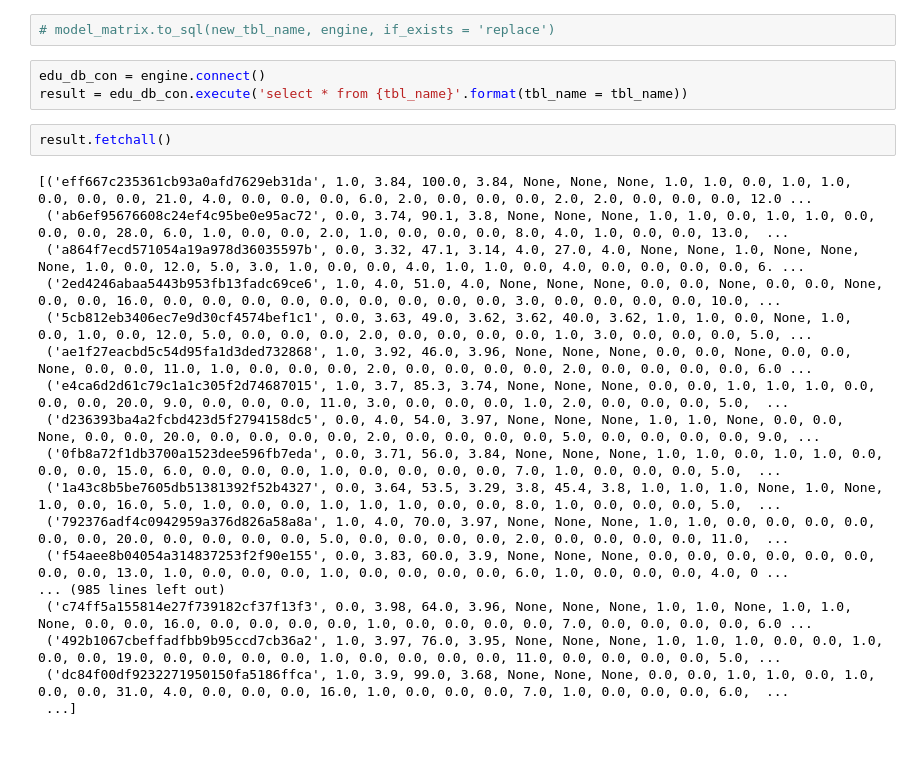
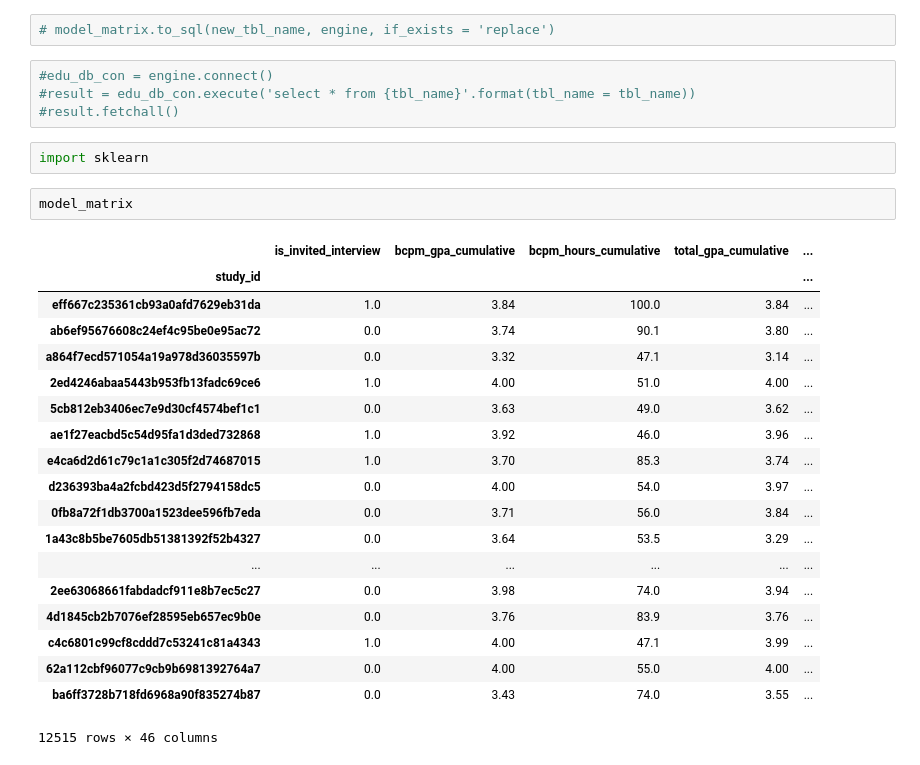
Before and after one commit to jgutman/eduanalytics, a Jupyter notebook: connecting_to_database_with_python.ipynb, the cells around one changed output. Saved outputs shown, nothing was run; the diff lists cells and outputs as text.

```diff
--- a/connecting_to_database_with_python.ipynb
+++ b/connecting_to_database_with_python.ipynb
@@ -36,25 +36,30 @@ model_matrix.shape
 # %%
 # model_matrix.to_sql(new_tbl_name, engine, if_exists = 'replace')
 # %%
-edu_db_con = engine.connect()
-result = edu_db_con.execute('select * from {tbl_name}'.format(tbl_name = tbl_name))
+#edu_db_con = engine.connect()
+#result = edu_db_con.execute('select * from {tbl_name}'.format(tbl_name = tbl_name))
+#result.fetchall()
-# %%
-result.fetchall()
-# %% [output]
-[('eff667c235361cb93a0afd7629eb31da', 1.0, 3.84, 100.0, 3.84, None, None, None, 1.0, 1.0, 0.0, 1.0, 1.0, 0.0, 0.0, 0.0, 21.0, 4.0, 0.0, 0.0, 0.0, 6.0, 2.0, 0.0, 0.0, 0.0, 2.0, 2.0, 0.0, 0.0, 0.0, 12.0 ...
- ('ab6ef95676608c24ef4c95be0e95ac72', 0.0, 3.74, 90.1, 3.8, None, None, None, 1.0, 1.0, 0.0, 1.0, 1.0, 0.0, 0.0, 0.0, 28.0, 6.0, 1.0, 0.0, 0.0, 2.0, 1.0, 0.0, 0.0, 0.0, 8.0, 4.0, 1.0, 0.0, 0.0, 13.0,  ...
- ('a864f7ecd571054a19a978d36035597b', 0.0, 3.32, 47.1, 3.14, 4.0, 27.0, 4.0, None, None, 1.0, None, None, None, 1.0, 0.0, 12.0, 5.0, 3.0, 1.0, 0.0, 0.0, 4.0, 1.0, 1.0, 0.0, 4.0, 0.0, 0.0, 0.0, 0.0, 6. ...
- ('2ed4246abaa5443b953fb13fadc69ce6', 1.0, 4.0, 51.0, 4.0, None, None, None, 0.0, 0.0, None, 0.0, 0.0, None, 0.0, 0.0, 16.0, 0.0, 0.0, 0.0, 0.0, 0.0, 0.0, 0.0, 0.0, 0.0, 3.0, 0.0, 0.0, 0.0, 0.0, 10.0, ...
- ('5cb812eb3406ec7e9d30cf4574bef1c1', 0.0, 3.63, 49.0, 3.62, 3.62, 40.0, 3.62, 1.0, 1.0, 0.0, None, 1.0, 0.0, 1.0, 0.0, 12.0, 5.0, 0.0, 0.0, 0.0, 2.0, 0.0, 0.0, 0.0, 0.0, 1.0, 3.0, 0.0, 0.0, 0.0, 5.0, ...
- ('ae1f27eacbd5c54d95fa1d3ded732868', 1.0, 3.92, 46.0, 3.96, None, None, None, 0.0, 0.0, None, 0.0, 0.0, None, 0.0, 0.0, 11.0, 1.0, 0.0, 0.0, 0.0, 2.0, 0.0, 0.0, 0.0, 0.0, 2.0, 0.0, 0.0, 0.0, 0.0, 6.0 ...
- ('e4ca6d2d61c79c1a1c305f2d74687015', 1.0, 3.7, 85.3, 3.74, None, None, None, 0.0, 0.0, 1.0, 1.0, 1.0, 0.0, 0.0, 0.0, 20.0, 9.0, 0.0, 0.0, 0.0, 11.0, 3.0, 0.0, 0.0, 0.0, 1.0, 2.0, 0.0, 0.0, 0.0, 5.0,  ...
- ('d236393ba4a2fcbd423d5f2794158dc5', 0.0, 4.0, 54.0, 3.97, None, None, None, 1.0, 1.0, None, 0.0, 0.0, None, 0.0, 0.0, 20.0, 0.0, 0.0, 0.0, 0.0, 2.0, 0.0, 0.0, 0.0, 0.0, 5.0, 0.0, 0.0, 0.0, 0.0, 9.0, ...
- ('0fb8a72f1db3700a1523dee596fb7eda', 0.0, 3.71, 56.0, 3.84, None, None, None, 1.0, 1.0, 0.0, 1.0, 1.0, 0.0, 0.0, 0.0, 15.0, 6.0, 0.0, 0.0, 0.0, 1.0, 0.0, 0.0, 0.0, 0.0, 7.0, 1.0, 0.0, 0.0, 0.0, 5.0,  ...
- ('1a43c8b5be7605db51381392f52b4327', 0.0, 3.64, 53.5, 3.29, 3.8, 45.4, 3.8, 1.0, 1.0, 1.0, None, 1.0, None, 1.0, 0.0, 16.0, 5.0, 1.0, 0.0, 0.0, 1.0, 1.0, 1.0, 0.0, 0.0, 8.0, 1.0, 0.0, 0.0, 0.0, 5.0,  ...
- ('792376adf4c0942959a376d826a58a8a', 1.0, 4.0, 70.0, 3.97, None, None, None, 1.0, 1.0, 0.0, 0.0, 0.0, 0.0, 0.0, 0.0, 20.0, 0.0, 0.0, 0.0, 0.0, 5.0, 0.0, 0.0, 0.0, 0.0, 2.0, 0.0, 0.0, 0.0, 0.0, 11.0,  ...
- ('f54aee8b04054a314837253f2f90e155', 0.0, 3.83, 60.0, 3.9, None, None, None, 0.0, 0.0, 0.0, 0.0, 0.0, 0.0, 0.0, 0.0, 13.0, 1.0, 0.0, 0.0, 0.0, 1.0, 0.0, 0.0, 0.0, 0.0, 6.0, 1.0, 0.0, 0.0, 0.0, 4.0, 0 ...
-... (985 lines left out)
- ('c74ff5a155814e27f739182cf37f13f3', 0.0, 3.98, 64.0, 3.96, None, None, None, 1.0, 1.0, None, 1.0, 1.0, None, 0.0, 0.0, 16.0, 0.0, 0.0, 0.0, 0.0, 1.0, 0.0, 0.0, 0.0, 0.0, 7.0, 0.0, 0.0, 0.0, 0.0, 6.0 ...
- ('492b1067cbeffadfbb9b95ccd7cb36a2', 1.0, 3.97, 76.0, 3.95, None, None, None, 1.0, 1.0, 1.0, 0.0, 0.0, 1.0, 0.0, 0.0, 19.0, 0.0, 0.0, 0.0, 0.0, 1.0, 0.0, 0.0, 0.0, 0.0, 11.0, 0.0, 0.0, 0.0, 0.0, 5.0, ...
- ('dc84f00df9232271950150fa5186ffca', 1.0, 3.9, 99.0, 3.68, None, None, None, 0.0, 0.0, 1.0, 1.0, 0.0, 1.0, 0.0, 0.0, 31.0, 4.0, 0.0, 0.0, 0.0, 16.0, 1.0, 0.0, 0.0, 0.0, 7.0, 1.0, 0.0, 0.0, 0.0, 6.0,  ...
- ...]
+# %%
+import sklearn
+# %%
+model_matrix
+# %% [output]
+|  | is_invited_interview | bcpm_gpa_cumulative | bcpm_hours_cumulative | total_gpa_cumulative | ... |
+| study_id |  |  |  |  | ... |
+| eff667c235361cb93a0afd7629eb31da | 1.0 | 3.84 | 100.0 | 3.84 | ... |
+| ab6ef95676608c24ef4c95be0e95ac72 | 0.0 | 3.74 | 90.1 | 3.80 | ... |
+| a864f7ecd571054a19a978d36035597b | 0.0 | 3.32 | 47.1 | 3.14 | ... |
+| 2ed4246abaa5443b953fb13fadc69ce6 | 1.0 | 4.00 | 51.0 | 4.00 | ... |
+| 5cb812eb3406ec7e9d30cf4574bef1c1 | 0.0 | 3.63 | 49.0 | 3.62 | ... |
+| ae1f27eacbd5c54d95fa1d3ded732868 | 1.0 | 3.92 | 46.0 | 3.96 | ... |
+| e4ca6d2d61c79c1a1c305f2d74687015 | 1.0 | 3.70 | 85.3 | 3.74 | ... |
+| d236393ba4a2fcbd423d5f2794158dc5 | 0.0 | 4.00 | 54.0 | 3.97 | ... |
+| 0fb8a72f1db3700a1523dee596fb7eda | 0.0 | 3.71 | 56.0 | 3.84 | ... |
+| 1a43c8b5be7605db51381392f52b4327 | 0.0 | 3.64 | 53.5 | 3.29 | ... |
+| ... | ... | ... | ... | ... | ... |
+| 2ee63068661fabdadcf911e8b7ec5c27 | 0.0 | 3.98 | 74.0 | 3.94 | ... |
+| 4d1845cb2b7076ef28595eb657ec9b0e | 0.0 | 3.76 | 83.9 | 3.76 | ... |
+| c4c6801c99cf8cddd7c53241c81a4343 | 1.0 | 4.00 | 47.1 | 3.99 | ... |
+| 62a112cbf96077c9cb9b6981392764a7 | 0.0 | 4.00 | 55.0 | 4.00 | ... |
+| ba6ff3728b718fd6968a90f835274b87 | 0.0 | 3.43 | 74.0 | 3.55 | ... |
+12515 rows × 46 columns
```
Also changed, not shown: parts of 2 cells of this notebook, 1 other file.
